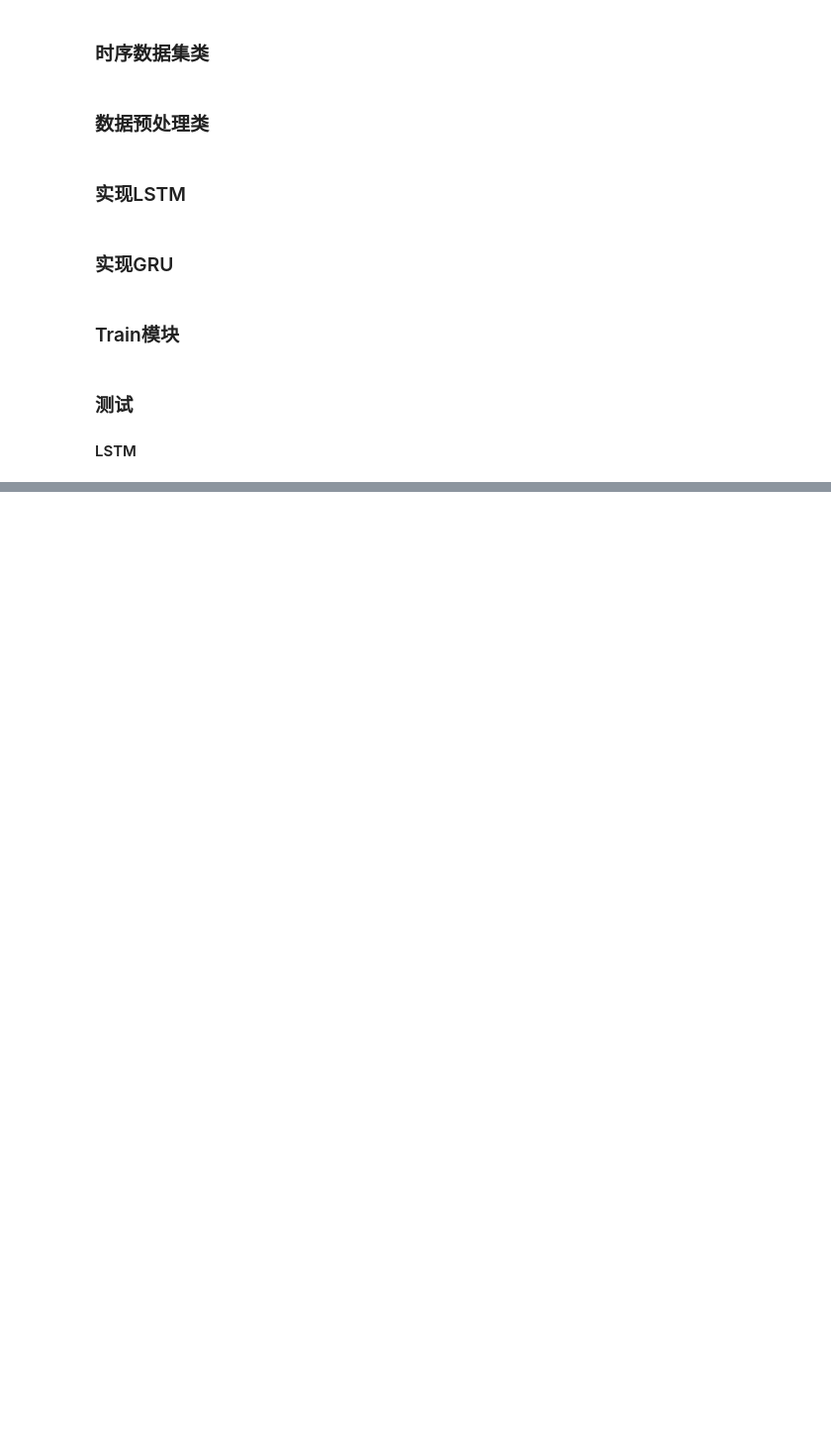
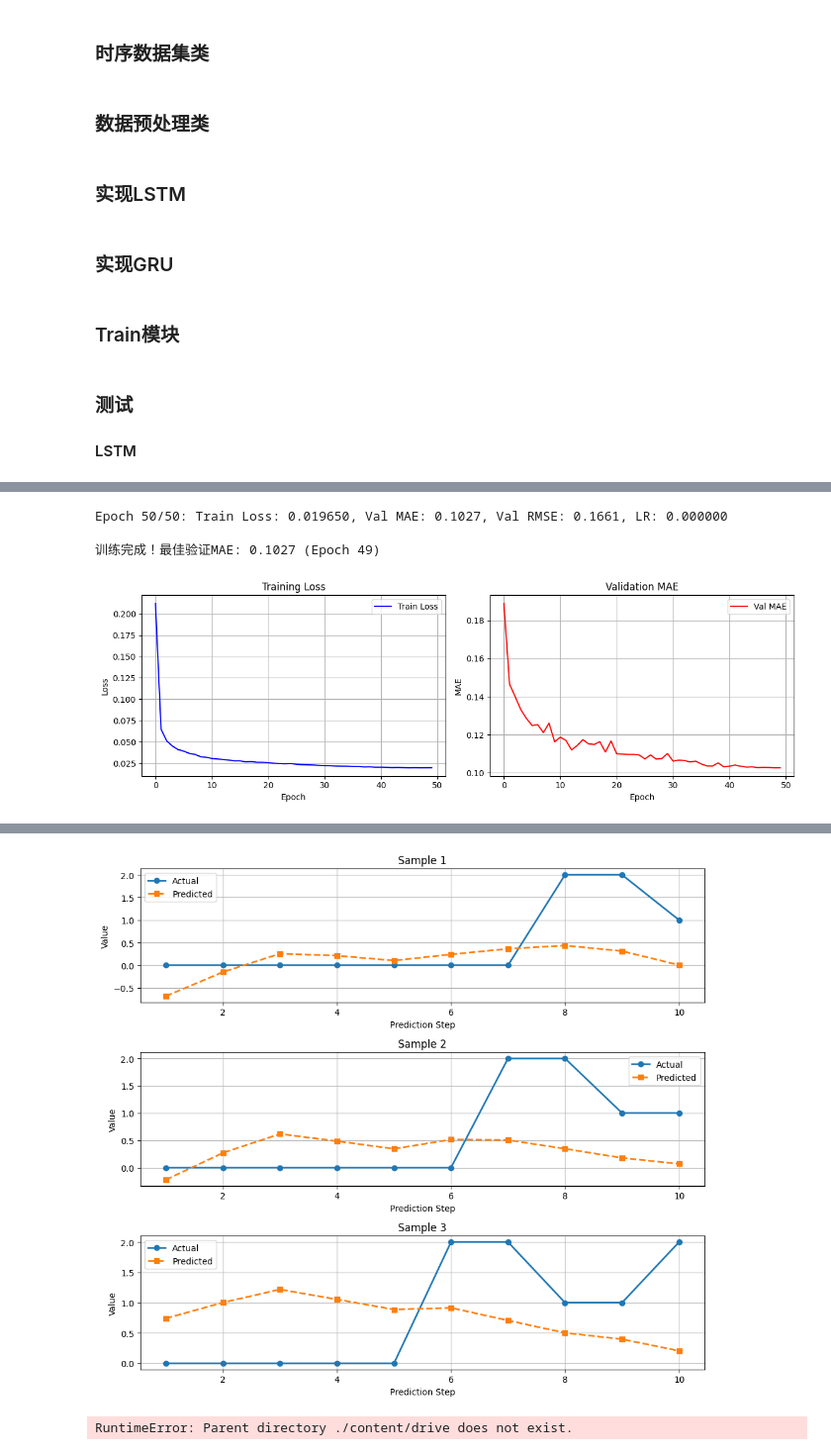
Before and after one commit to mysciz/xjtu-ml-class, a Jupyter notebook: exp/code/ml-exp2-seq.ipynb, the cells around one changed output, grey strips where cells are left out. Shown at 99% size. Drawn from its saved outputs; the diff is of its cells as text; code cells hidden in the pictures; blank space fills up the shorter version.

Commit message:
Train_colab_exp2_seq_lstm

```diff
--- a/exp/code/ml-exp2-seq.ipynb
+++ b/exp/code/ml-exp2-seq.ipynb
@@ -20,8 +22,12 @@ from sklearn.metrics import mean_absolute_error, mean_squared_error
 from pathlib import Path
 
 #不在colab请注释下面两行
-#from google.colab import drive
-#drive.mount('/content/drive')
+from google.colab import drive
+drive.mount('/content/drive',force_remount=True)
+filepaths=['./xjtu-ml-class/exp/data/UCR-ECG/UCR_ECG1_10000_11800_12100.txt',
+           './xjtu-ml-class/exp/data/UCR-ECG/UCR_ECG2_15000_16000_16100.txt',
+           './xjtu-ml-class/exp/data/UCR-ECG/UCR_ECG3_15000_16000_16100.txt',
+           './xjtu-ml-class/exp/data/UCR-ECG/UCR_ECG4_5000_16900_17100.txt']
 # 设置随机种子
 torch.manual_seed(42)
 np.random.seed(42)
@@ -466,6 +475,8 @@ class TimeSeriesTrainer:
         for X_batch, y_batch in iterator:
             X_batch = X_batch.to(self.device)
             y_batch = y_batch.to(self.device)
+            if y_batch.dim() == 3 and y_batch.shape[-1] == 1:
+              y_batch = y_batch.squeeze(-1)
 
             optimizer.zero_grad()
             y_pred = self.model(X_batch)
@@ -493,6 +504,8 @@ class TimeSeriesTrainer:
             for X_batch, y_batch in dataloader:
                 X_batch = X_batch.to(self.device)
                 y_batch = y_batch.to(self.device)
+                if y_batch.dim() == 3 and y_batch.shape[-1] == 1:
+                  y_batch = y_batch.squeeze(-1)
                 y_pred = self.model(X_batch)
 
                 predictions.append(y_pred.cpu().numpy())
@@ -672,21 +685,49 @@ class TimeSeriesTrainer:
 ### 测试
 #### LSTM
 # %%
-data = ECGDataLoader(
-    filepath='UCR_ECG1_10000_11800_12100.txt',
+# 1. 加载数据
+data_loader = ECGDataLoader(
+    filepaths=filepaths,
     input_len=50,
     output_len=10,
     batch_size=64
 )
-
-# 直接使用加载器
-model = LSTMTimeSeries(input_size=1, hidden_size=64, num_layers=2, output_size=10, dropout=0.2)
-
-trainer = TimeSeriesTrainer(model)
-trainer.train(data.train_loader, data.val_loader, epochs=100, lr=0.001)
-
-# 评估
-metrics = trainer.evaluate(data.test_loader, scaler=data.scaler, verbose=True)
-
-# 预测
-trainer.plot_predictions(data.test_loader, scaler=data.scaler, num_samples=3)
+# 2. 创建模型
+model = LSTMTimeSeries(
+    input_size=1,        # 单变量时间序列
+    hidden_size=64,
+    num_layers=2,
+    output_size=10,      # 预测10个点
+    dropout=0.2
+)
+# 3. 创建训练器
+trainer = TimeSeriesTrainer(model, device)
+# 4. 训练模型
+trainer.train(
+    train_loader=data_loader.train_loader,
+    val_loader=data_loader.val_loader,
+    epochs=50,
+    optimizer_name='adam',
+    lr=0.001,
+    weight_decay=1e-5,
+    scheduler_type='cosine',
+    early_stopping_patience=20,
+    verbose=True
+)
+# 5. 绘制训练曲线
+trainer.plot_history()
+# 6. 最终评估
+metrics = trainer.evaluate(
+    dataloader=data_loader.test_loader,
+    scaler=data_loader.scaler,
+    verbose=True
+)
+# 7. 可视化预测结果
+trainer.plot_predictions(
+    dataloader=data_loader.test_loader,
+    scaler=data_loader.scaler,
+    num_samples=3
+)
+# 8. 保存模型
+trainer.save_model('/content/drive/lstm_lr1_adam_batch64.pth')
+# %% [output]
@@ -692,0 +753,4 @@ trainer.plot_predictions(data.test_loader, scaler=data.scaler, num_samples=3)
+Epoch 50/50: Train Loss: 0.019650, Val MAE: 0.1027, Val RMSE: 0.1661, LR: 0.000000
+
+训练完成！最佳验证MAE: 0.1027 (Epoch 49)
+[figure, added]
@@ -692,0 +776,2 @@ trainer.plot_predictions(data.test_loader, scaler=data.scaler, num_samples=3)
+[figure, added]
+RuntimeError: Parent directory ./content/drive does not exist.
```
Also changed, not shown: parts of 3 cells of this notebook.
